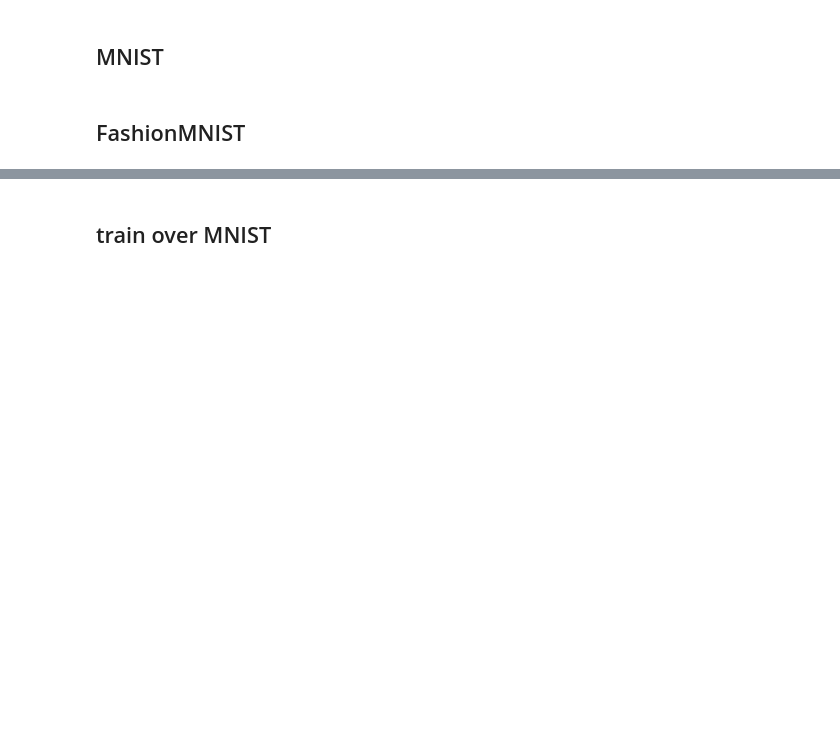
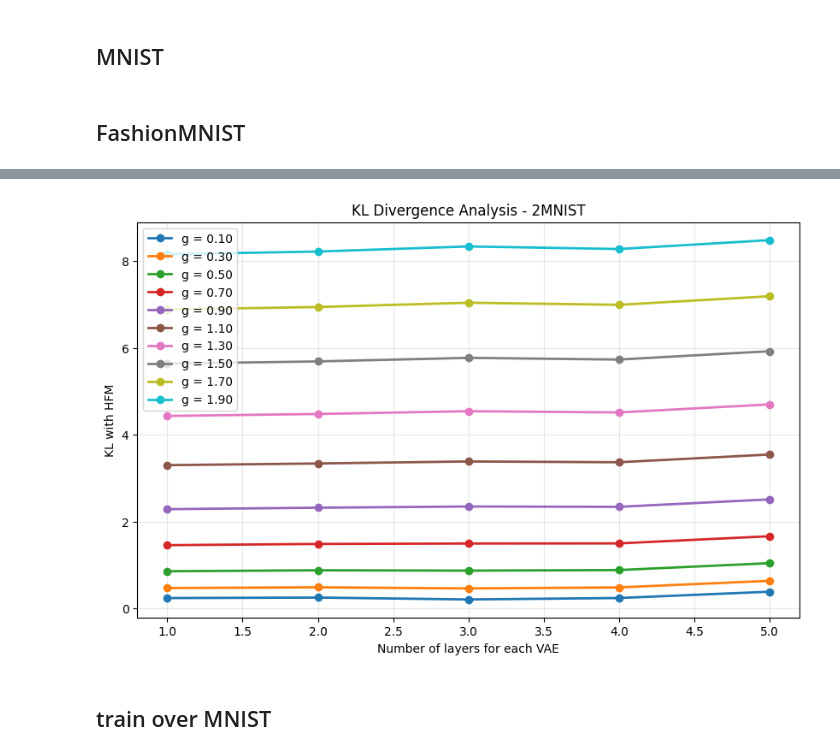
Before and after one commit to EnricoFrausin/discrete, a Jupyter notebook: code/depth_analysis.ipynb, the cells around one changed output, grey strips where cells are left out. Cells and saved outputs as stored; diff of their text form; code cells hidden in the pictures; blank space fills up the shorter version.

```diff
--- a/code/depth_analysis.ipynb
+++ b/code/depth_analysis.ipynb
@@ -23,0 +52,22 @@ device = torch.device('cpu')
+# %%
+dataset_2MNIST_train = MNISTDigit2Dataset(train=True, download=True, target_size=60000)
+print(f"Dataset size: {len(dataset_2MNIST_train)}")
+print(f"Image shape: {dataset_2MNIST_train[0][0].shape}")
+print(f"Label: {dataset_2MNIST_train[0][1]}")
+train_loader_2MNIST = DataLoader(dataset_2MNIST_train, batch_size=32, shuffle=True)
+batch_images, batch_labels = next(iter(train_loader_2MNIST))
+print(f"Batch images shape: {batch_images.shape}")
+print(f"Batch labels shape: {batch_labels.shape}")
+print(f"All labels are 2: {torch.all(batch_labels == 2)}")
+
+print("\n––––––––––––––––––––––––––––––––––––––––––––––––––––––\n")
+
+dataset_2MNIST_val = MNISTDigit2Dataset(train=False, download=True, target_size=10000)
+print(f"Dataset size: {len(dataset_2MNIST_train)}")
+print(f"Image shape: {dataset_2MNIST_train[0][0].shape}")
+print(f"Label: {dataset_2MNIST_train[0][1]}")
+print(f"All labels are 2: {torch.all(batch_labels == 2)}")
+val_loader_2MNIST = DataLoader(dataset_2MNIST_val, batch_size=32, shuffle=True)
+print(f"Batch images shape: {batch_images.shape}")
+print(f"Batch labels shape: {batch_labels.shape}")
+print(f"All labels are 2: {torch.all(batch_labels == 2)}")
@@ -114,0 +295,4 @@ val_loader_expandedHFM_32_1024 = DataLoader(
+# %%
+train_loader = train_loader_2MNIST
+val_loader = val_loader_2MNIST
+input_dim = 784
@@ -114,0 +301,4 @@ val_loader_expandedHFM_32_1024 = DataLoader(
+# %%
+
+g_values=np.arange(0.1, 2, 0.2)
+layer_dicts_2MNIST = []
@@ -115,3 +361,19 @@ val_loader_expandedHFM_32_1024 = DataLoader(
+# %%
+
+g_values = np.arange(0.1, 2, 0.2)
+
+# Create multi-line plot
+plot_kl_multiline_from_dicts(layer_dicts_2MNIST, g_values, title="KL Divergence Analysis - 2MNIST")
+
+# Save individual plots
+save_individual_plots_from_dicts(
+    layer_dicts_2MNIST,
+    g_values,
+    "/Users/enricofrausin/Programmazione/PythonProjects/Fisica/Immagini/kl_divergence_priorCategorical_2MNIST/",
+    title_prefix="MNIST Analysis"
+)
+# %% [output]
+[figure, added]
 # %% [markdown]
 ## train over MNIST
 # %% [markdown]
```
Also changed, not shown: parts of 31 cells of this notebook, 35 other files.
